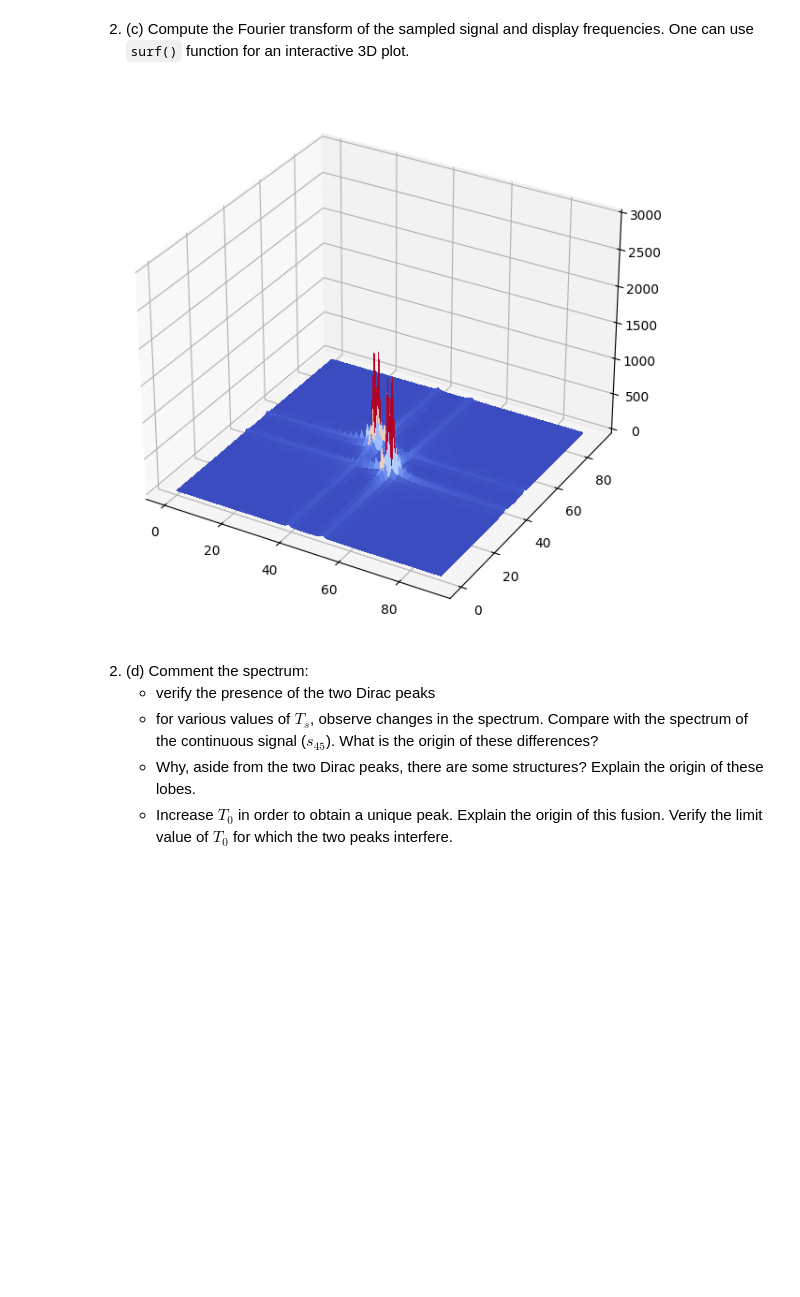
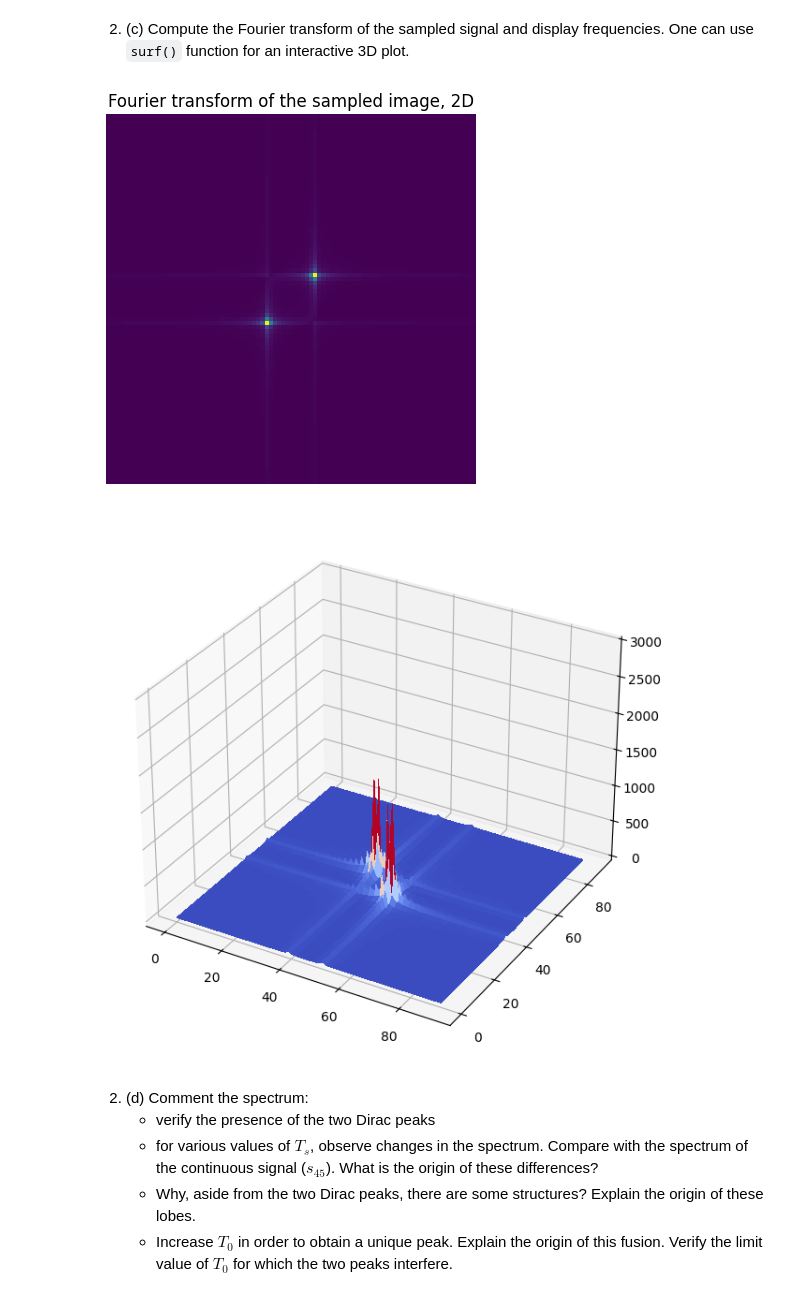
Before and after one commit to andrewerf/BIMA, a Jupyter notebook: TME3/TME3_Cosentino_Aralov.ipynb, the cells around one changed output. Drawn from its saved outputs; the diff is of its cells as text; code cells hidden in the pictures; blank space fills up the shorter version.

```diff
--- a/TME3/TME3_Cosentino_Aralov.ipynb
+++ b/TME3/TME3_Cosentino_Aralov.ipynb
@@ -105,19 +122,21 @@ plt.show()
 # %% [markdown]
 2. (c) Compute the Fourier transform of the sampled signal and display frequencies. One can use `surf()` function for an interactive 3D plot.
-# %%
-def Ft(x):
-    f = np.fft.fft2(x)
-    f_sh = np.fft.fftshift(f)
-    return f_sh
-
-def showFt(x):
-    f_sh = Ft(x)
-    f_sh_mod = np.abs(f_sh)
-    surf(f_sh_mod)
-
-showFt(x)
-# %% [output]
-[figure, removed]
+# %%
+fourier = fft2(sin16)
+
+
+def toVisualizeFT(If):
+    """ Array[complex] -> Array[float] """
+    return np.abs(fftshift(If))
+fourier = toVisualizeFT(fourier)
+plt.imshow(fourier)
+plt.axis('off')
+plt.title('Fourier transform of the sampled image, 2D')
+surf(fourier)
+plt.show()
+# %% [output]
+[figure, added]
+[figure, added]
 # %% [markdown]
 2. (d) Comment the spectrum:
     - verify the presence of the two Dirac peaks
```
Also changed, not shown: parts of 33 cells of this notebook.
